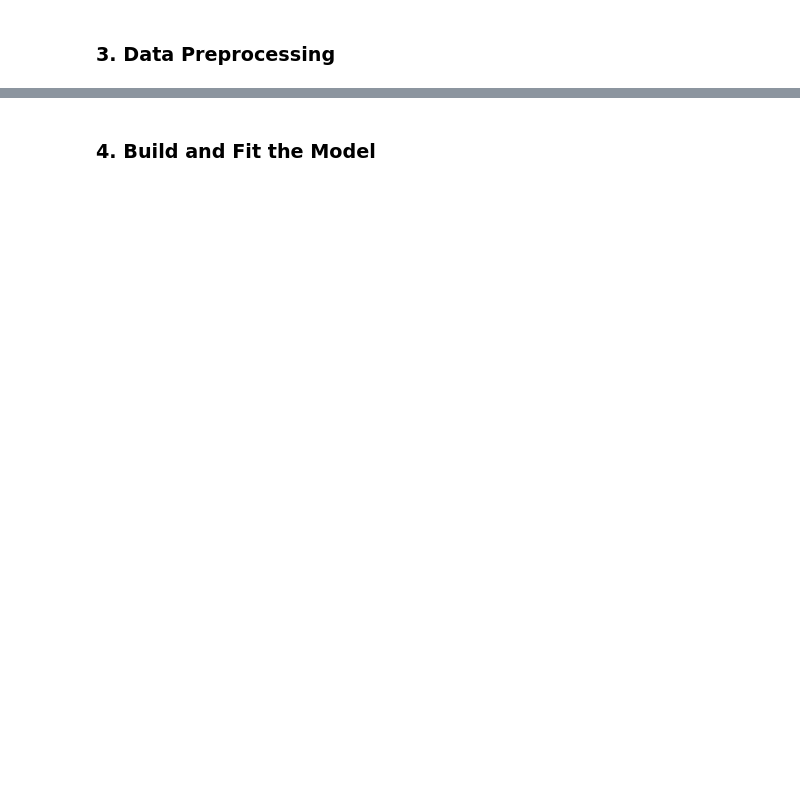
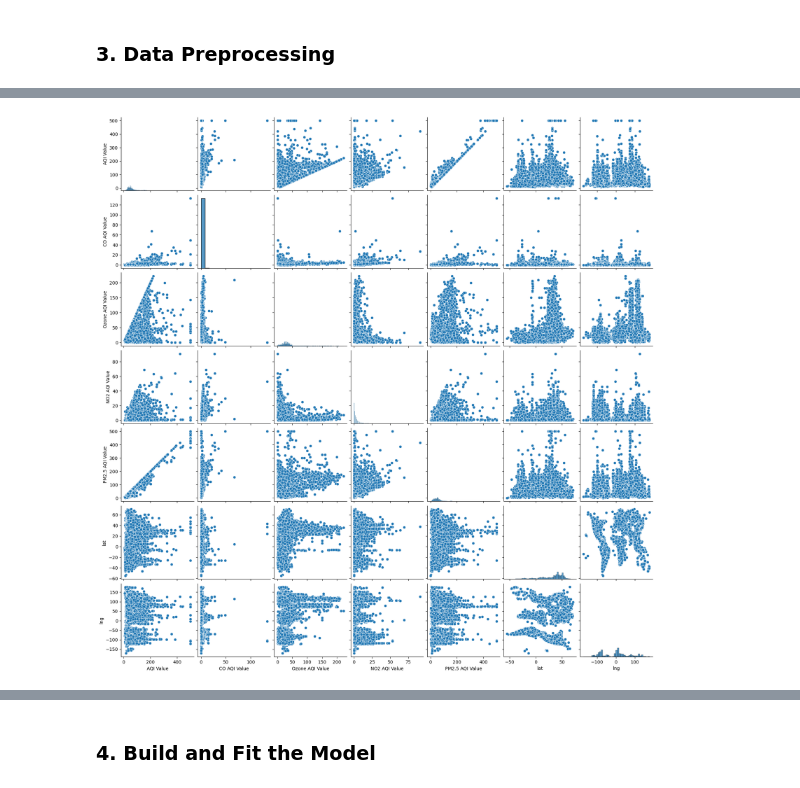
Before and after one commit to fatahrahimi330/100-Machine-Learning-Projects, a Jupyter notebook: 51-Predicting Air Quality/PredictingAirQuality.ipynb, the cells around one changed output, grey strips where cells are left out. Saved outputs shown, nothing was run; the diff lists cells and outputs as text; code cells hidden in the pictures; blank space fills up the shorter version.

Commit message:
Predicing Air Quality Index Project

```diff
--- a/51-Predicting Air Quality/PredictingAirQuality.ipynb
+++ b/51-Predicting Air Quality/PredictingAirQuality.ipynb
@@ -10,7 +10,7 @@ import seaborn as sns
 # %% [markdown]
 ### 2. Loading Dataset
 # %%
-url = ""
+url = "https://media.githubusercontent.com/media/fatahrahimi330/100-Machine-Learning-Projects/refs/heads/master/51-Predicting%20Air%20Quality/AQI-and-Lat-Long-of-Countries.csv"
 # %%
 df = pd.read_csv(url)
 df.head()
@@ -18,0 +73,5 @@ df.head()
+# %%
+sns.pairplot(df)
+plt.show()
+# %% [output]
+[figure, added]
```
Also changed, not shown: parts of 19 cells of this notebook, 8 other files.
